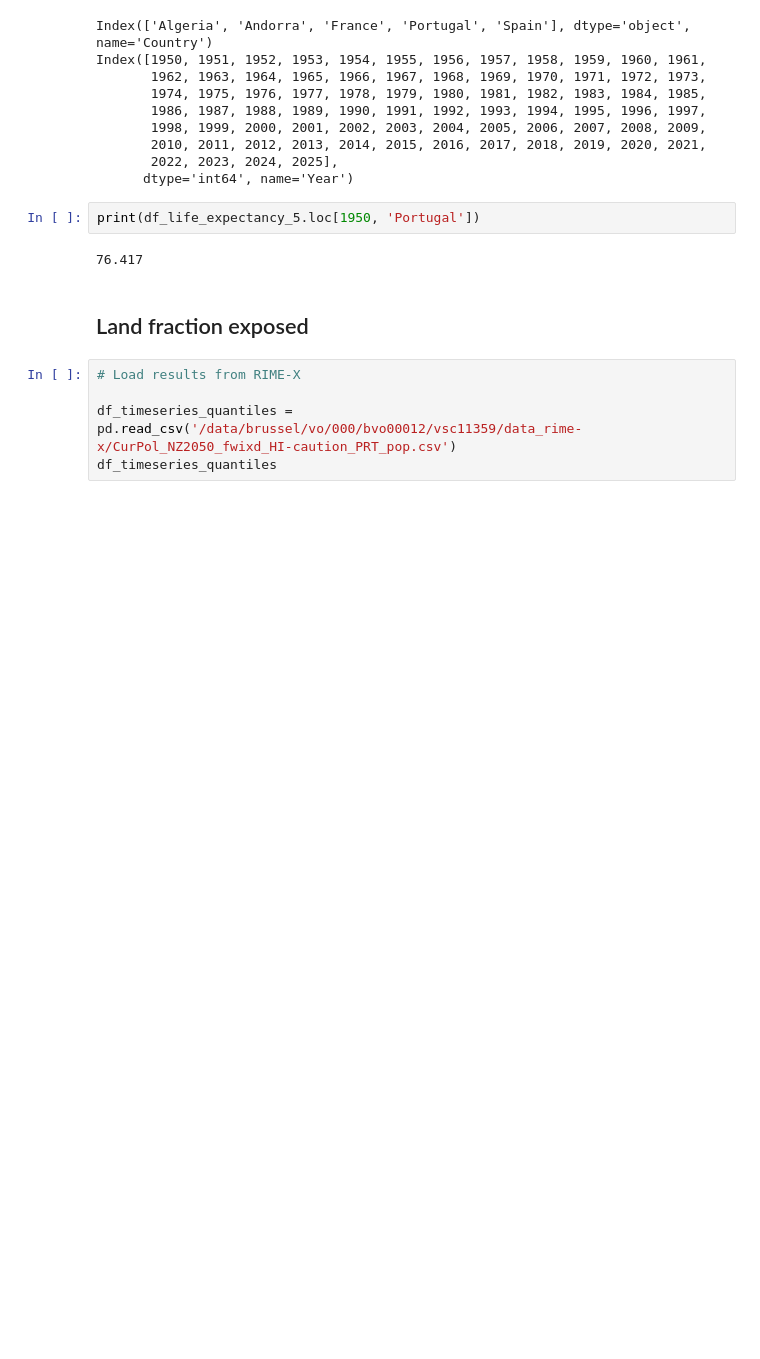
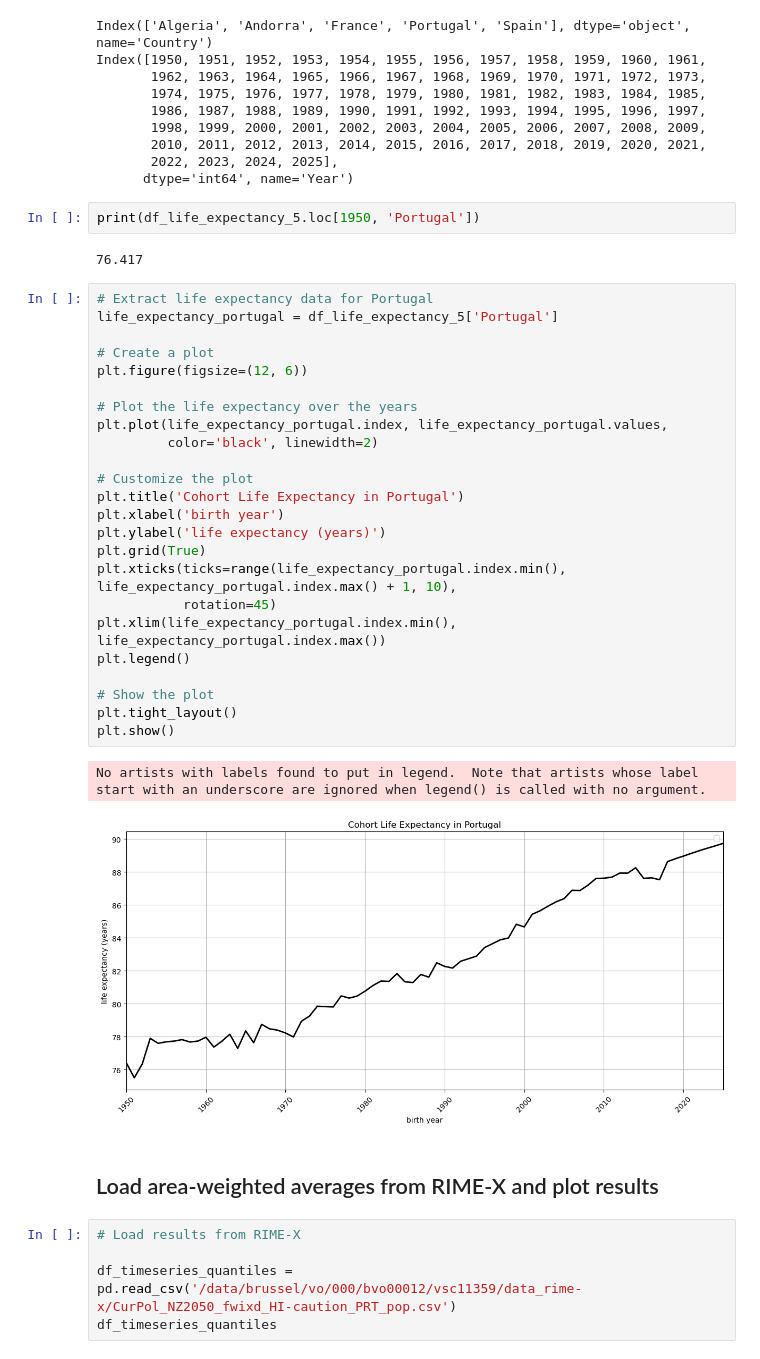
Before and after one commit to rosapietroiusti/dem4cli, a Jupyter notebook: notebooks/dem4cli-rime-x.ipynb, the cells around one changed output. Drawn from its saved outputs; the diff is of its cells as text; blank space fills up the shorter version.

Commit message:
Fixed calculations of lifetime exposure in notebook and added some plotting functions

```diff
--- a/notebooks/dem4cli-rime-x.ipynb
+++ b/notebooks/dem4cli-rime-x.ipynb
@@ -153,8 +140,35 @@ Index([1950, 1951, 1952, 1953, 1954, 1955, 1956, 1957, 1958, 1959, 1960, 1961,
 print(df_life_expectancy_5.loc[1950, 'Portugal'])
 # %% [output]
 76.417
-# %% [markdown]
-## Land fraction exposed
+# %%
+# Extract life expectancy data for Portugal
+life_expectancy_portugal = df_life_expectancy_5['Portugal']
+
+# Create a plot
+plt.figure(figsize=(12, 6))
+
+# Plot the life expectancy over the years
+plt.plot(life_expectancy_portugal.index, life_expectancy_portugal.values,
+         color='black', linewidth=2)
+
+# Customize the plot
+plt.title('Cohort Life Expectancy in Portugal')
+plt.xlabel('birth year')
+plt.ylabel('life expectancy (years)')
+plt.grid(True)
+plt.xticks(ticks=range(life_expectancy_portugal.index.min(), life_expectancy_portugal.index.max() + 1, 10),
+           rotation=45)
+plt.xlim(life_expectancy_portugal.index.min(), life_expectancy_portugal.index.max())
+plt.legend()
+
+# Show the plot
+plt.tight_layout()
+plt.show()
+# %% [output]
+No artists with labels found to put in legend.  Note that artists whose label start with an underscore are ignored when legend() is called with no argument.
+[figure, added]
+# %% [markdown]
+## Load area-weighted averages from RIME-X and plot results
 # %%
 # Load results from RIME-X
 
```
Also changed, not shown: parts of 23 cells of this notebook.
